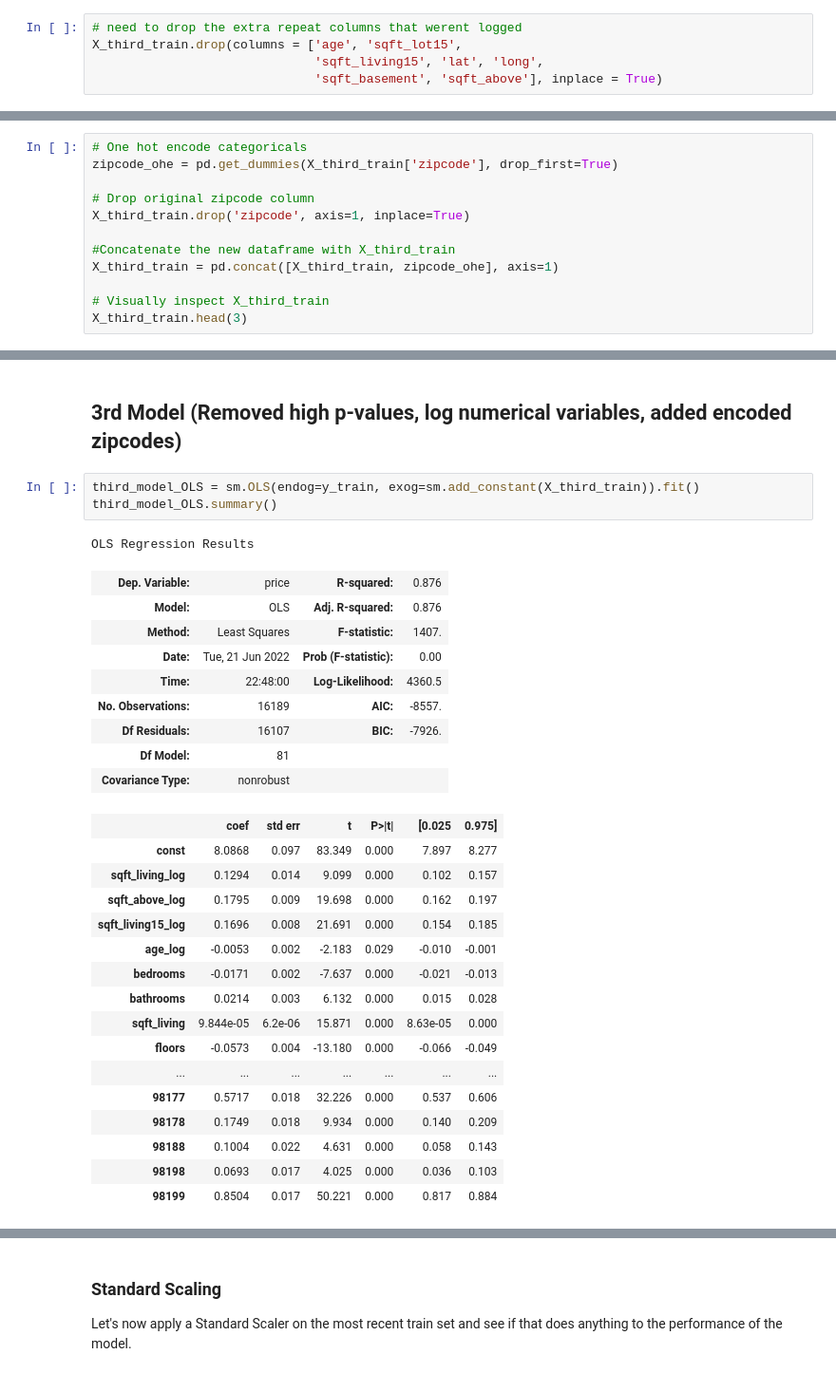
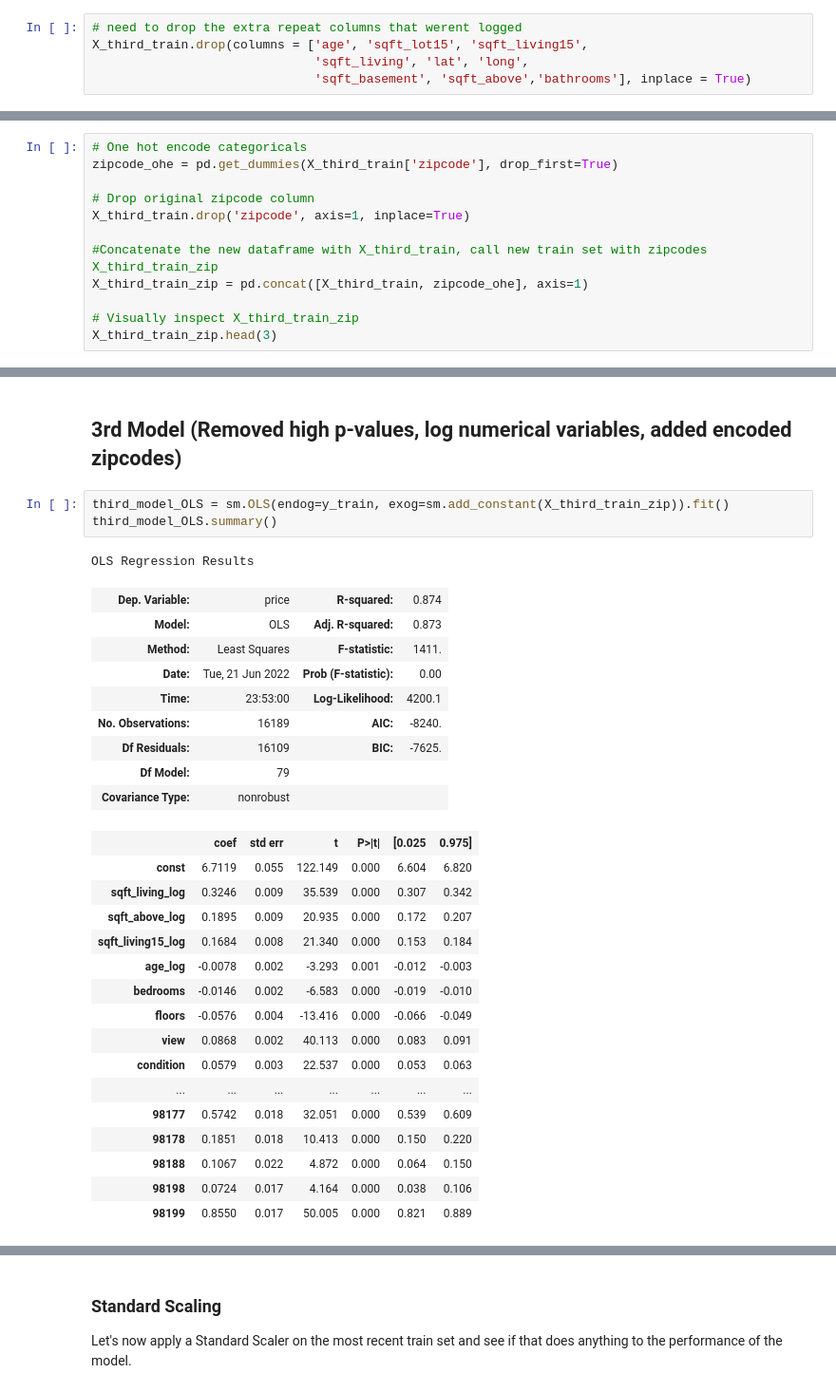
Before and after one commit to eric8395/Housing_Market_Linear_Regression, a Jupyter notebook: Housing Market Linear Regression.ipynb, the cells around one changed output, grey strips where cells are left out. Shown at 95% size. Drawn from its saved outputs; the diff is of its cells as text.

```diff
--- a/Housing Market Linear Regression.ipynb
+++ b/Housing Market Linear Regression.ipynb
@@ -1142,9 +1136,9 @@ X_third_train.head(2)
 | 19824 | 7.644919 | 7.644919 | 7.644919 | 2.197225 | 4 | 2.5 | 2090 | ... |
 # %%
 # need to drop the extra repeat columns that werent logged
-X_third_train.drop(columns = ['age', 'sqft_lot15',
-                              'sqft_living15', 'lat', 'long',
-                              'sqft_basement', 'sqft_above'], inplace = True)
+X_third_train.drop(columns = ['age', 'sqft_lot15', 'sqft_living15',
+                              'sqft_living', 'lat', 'long',
+                              'sqft_basement', 'sqft_above','bathrooms'], inplace = True)
 # %%
 X_third_train.head()
 # %% [output]
@@ -1165,9 +1159,9 @@ zipcode_ohe = pd.get_dummies(X_third_train['zipcode'], drop_first=True)
 # Drop original zipcode column
 X_third_train.drop('zipcode', axis=1, inplace=True)
 
-#Concatenate the new dataframe with X_third_train
-X_third_train = pd.concat([X_third_train, zipcode_ohe], axis=1)
+#Concatenate the new dataframe with X_third_train, call new train set with zipcodes X_third_train_zip
+X_third_train_zip = pd.concat([X_third_train, zipcode_ohe], axis=1)
 
-# Visually inspect X_third_train
-X_third_train.head(3)
+# Visually inspect X_third_train_zip
+X_third_train_zip.head(3)
 # %% [output]
@@ -1178,32 +1172,32 @@ X_third_train.head(3)
 # %% [markdown]
 ## 3rd  Model (Removed high p-values, log numerical variables, added encoded zipcodes)
 # %%
-third_model_OLS = sm.OLS(endog=y_train, exog=sm.add_constant(X_third_train)).fit()
+third_model_OLS = sm.OLS(endog=y_train, exog=sm.add_constant(X_third_train_zip)).fit()
 third_model_OLS.summary()
 # %% [output]
 OLS Regression Results
-| Dep. Variable: | price | R-squared: | 0.876 |
-| Model: | OLS | Adj. R-squared: | 0.876 |
-| Method: | Least Squares | F-statistic: | 1407. |
+| Dep. Variable: | price | R-squared: | 0.874 |
+| Model: | OLS | Adj. R-squared: | 0.873 |
+| Method: | Least Squares | F-statistic: | 1411. |
 | Date: | Tue, 21 Jun 2022 | Prob (F-statistic): | 0.00 |
-| Time: | 22:48:00 | Log-Likelihood: | 4360.5 |
-| No. Observations: | 16189 | AIC: | -8557. |
-| Df Residuals: | 16107 | BIC: | -7926. |
-| Df Model: | 81 |  |  |
+| Time: | 23:53:00 | Log-Likelihood: | 4200.1 |
+| No. Observations: | 16189 | AIC: | -8240. |
+| Df Residuals: | 16109 | BIC: | -7625. |
+| Df Model: | 79 |  |  |
 | Covariance Type: | nonrobust |  |  |
 |  | coef | std err | t | P>|t| | [0.025 | 0.975] |
-| const | 8.0868 | 0.097 | 83.349 | 0.000 | 7.897 | 8.277 |
-| sqft_living_log | 0.1294 | 0.014 | 9.099 | 0.000 | 0.102 | 0.157 |
-| sqft_above_log | 0.1795 | 0.009 | 19.698 | 0.000 | 0.162 | 0.197 |
-| sqft_living15_log | 0.1696 | 0.008 | 21.691 | 0.000 | 0.154 | 0.185 |
-| age_log | -0.0053 | 0.002 | -2.183 | 0.029 | -0.010 | -0.001 |
-| bedrooms | -0.0171 | 0.002 | -7.637 | 0.000 | -0.021 | -0.013 |
-| bathrooms | 0.0214 | 0.003 | 6.132 | 0.000 | 0.015 | 0.028 |
-| sqft_living | 9.844e-05 | 6.2e-06 | 15.871 | 0.000 | 8.63e-05 | 0.000 |
-| floors | -0.0573 | 0.004 | -13.180 | 0.000 | -0.066 | -0.049 |
+| const | 6.7119 | 0.055 | 122.149 | 0.000 | 6.604 | 6.820 |
+| sqft_living_log | 0.3246 | 0.009 | 35.539 | 0.000 | 0.307 | 0.342 |
+| sqft_above_log | 0.1895 | 0.009 | 20.935 | 0.000 | 0.172 | 0.207 |
+| sqft_living15_log | 0.1684 | 0.008 | 21.340 | 0.000 | 0.153 | 0.184 |
+| age_log | -0.0078 | 0.002 | -3.293 | 0.001 | -0.012 | -0.003 |
+| bedrooms | -0.0146 | 0.002 | -6.583 | 0.000 | -0.019 | -0.010 |
+| floors | -0.0576 | 0.004 | -13.416 | 0.000 | -0.066 | -0.049 |
+| view | 0.0868 | 0.002 | 40.113 | 0.000 | 0.083 | 0.091 |
+| condition | 0.0579 | 0.003 | 22.537 | 0.000 | 0.053 | 0.063 |
 | ... | ... | ... | ... | ... | ... | ... |
-| 98177 | 0.5717 | 0.018 | 32.226 | 0.000 | 0.537 | 0.606 |
-| 98178 | 0.1749 | 0.018 | 9.934 | 0.000 | 0.140 | 0.209 |
-| 98188 | 0.1004 | 0.022 | 4.631 | 0.000 | 0.058 | 0.143 |
-| 98198 | 0.0693 | 0.017 | 4.025 | 0.000 | 0.036 | 0.103 |
-| 98199 | 0.8504 | 0.017 | 50.221 | 0.000 | 0.817 | 0.884 |
+| 98177 | 0.5742 | 0.018 | 32.051 | 0.000 | 0.539 | 0.609 |
+| 98178 | 0.1851 | 0.018 | 10.413 | 0.000 | 0.150 | 0.220 |
+| 98188 | 0.1067 | 0.022 | 4.872 | 0.000 | 0.064 | 0.150 |
+| 98198 | 0.0724 | 0.017 | 4.164 | 0.000 | 0.038 | 0.106 |
+| 98199 | 0.8550 | 0.017 | 50.005 | 0.000 | 0.821 | 0.889 |
```
Also changed, not shown: parts of 28 cells of this notebook.
